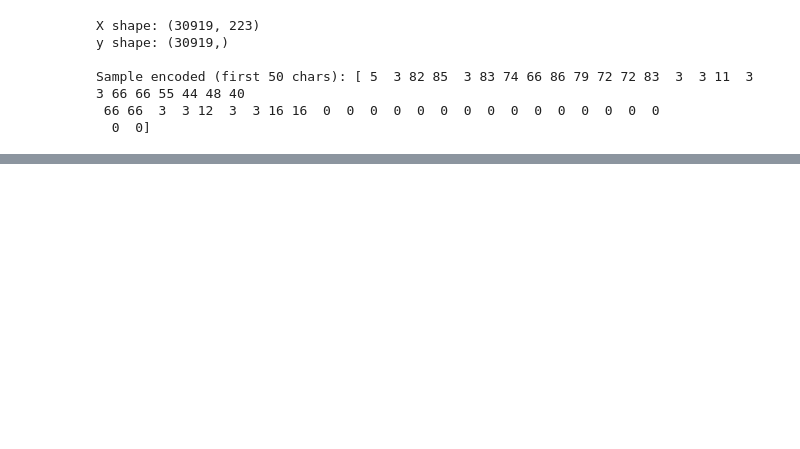
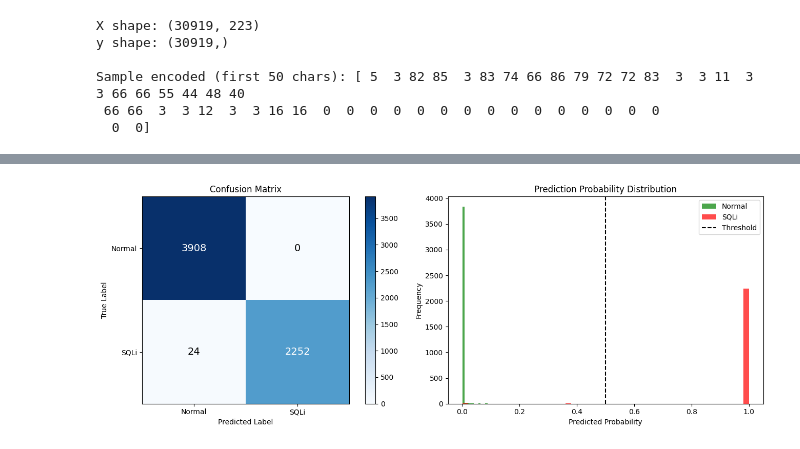
Before and after one commit to jnswkz/webattack-payload-detector, a Jupyter notebook: sqli_rnn_training.ipynb, the cells around one changed output, grey strips where cells are left out. Cells and saved outputs as stored; diff of their text form; code cells hidden in the pictures; blank space fills up the shorter version.

```diff
--- a/sqli_rnn_training.ipynb
+++ b/sqli_rnn_training.ipynb
@@ -953,0 +413,34 @@ Update `backend/model.py` to:
+# %%
+# Confusion Matrix
+cm = confusion_matrix(y_test, y_pred)
+
+fig, axes = plt.subplots(1, 2, figsize=(14, 5))
+
+# Confusion Matrix
+im = axes[0].imshow(cm, cmap=plt.cm.Blues)
+axes[0].set_title('Confusion Matrix')
+axes[0].set_xlabel('Predicted Label')
+axes[0].set_ylabel('True Label')
+axes[0].set_xticks([0, 1])
+axes[0].set_xticklabels(['Normal', 'SQLi'])
+axes[0].set_yticks([0, 1])
+axes[0].set_yticklabels(['Normal', 'SQLi'])
+for i in range(2):
+    for j in range(2):
+        axes[0].text(j, i, cm[i, j], ha='center', va='center', fontsize=14,
+                     color='white' if cm[i, j] > cm.max()/2 else 'black')
+plt.colorbar(im, ax=axes[0])
+
+# Prediction distribution
+axes[1].hist(y_pred_proba[y_test == 0], bins=50, alpha=0.7, label='Normal', color='green')
+axes[1].hist(y_pred_proba[y_test == 1], bins=50, alpha=0.7, label='SQLi', color='red')
+axes[1].axvline(0.5, color='black', linestyle='--', label='Threshold')
+axes[1].set_title('Prediction Probability Distribution')
+axes[1].set_xlabel('Predicted Probability')
+axes[1].set_ylabel('Frequency')
+axes[1].legend()
+
+plt.tight_layout()
+plt.show()
+# %% [output]
+[figure, added]
```
Also changed, not shown: parts of 66 cells of this notebook.
